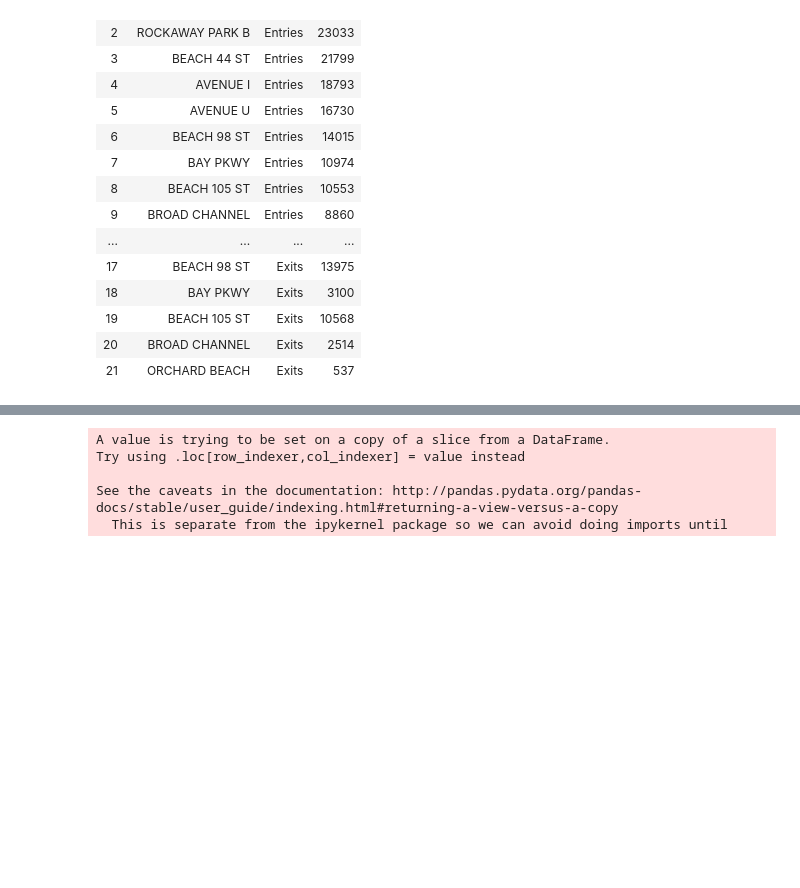
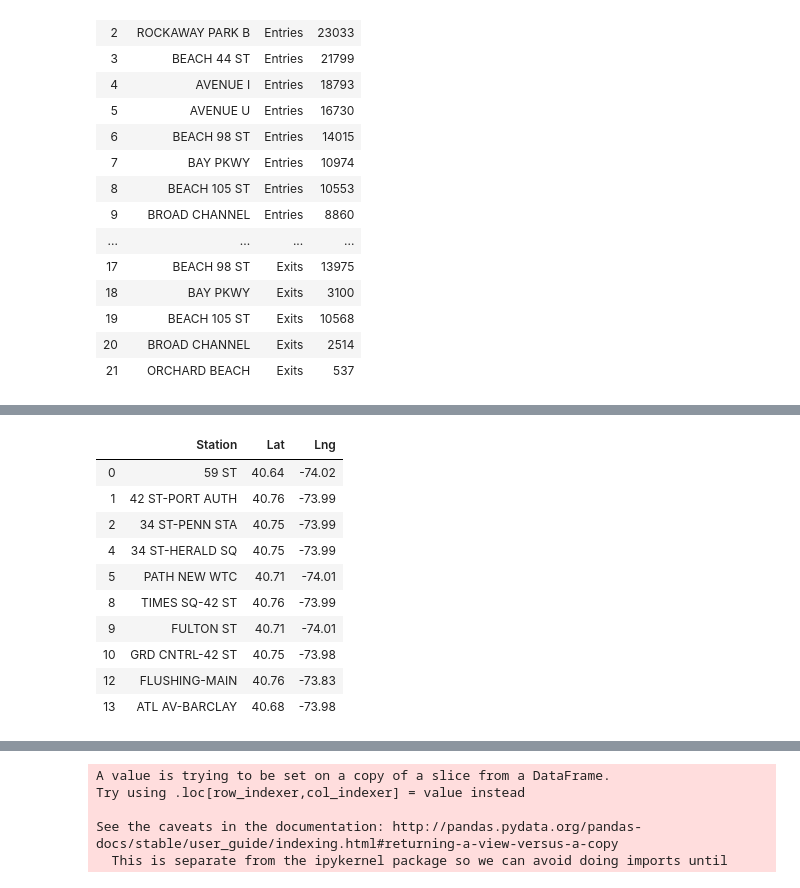
Before and after one commit to Suryantoyoga/NewYorkMTA, a Jupyter notebook: NewYorkMTAEDA.ipynb, the cells around one changed output, grey strips where cells are left out. Cells and saved outputs as stored; diff of their text form; code cells hidden in the pictures; blank space fills up the shorter version.

```diff
--- a/NewYorkMTAEDA.ipynb
+++ b/NewYorkMTAEDA.ipynb
@@ -311,0 +405,21 @@ plt.xticks(rotation=25, fontsize=10)
+# %%
+#Create dataframe of location for busy station
+busy = df1['Station'][:10]
+temp_cols = ['Station', 'Lat', 'Lng']
+df_busy_loc = df[temp_cols]
+df_busy_loc = df_busy_loc[df_busy_loc['Station'].isin(busy)]
+df_busy_loc = df_busy_loc.drop_duplicates(keep = 'last').reset_index(drop=True)
+df_busy_loc = df_busy_loc.drop([3, 6, 7, 11])
+df_busy_loc
+# %% [output]
+|  | Station | Lat | Lng |
+| 0 | 59 ST | 40.64 | -74.02 |
+| 1 | 42 ST-PORT AUTH | 40.76 | -73.99 |
+| 2 | 34 ST-PENN STA | 40.75 | -73.99 |
+| 4 | 34 ST-HERALD SQ | 40.75 | -73.99 |
+| 5 | PATH NEW WTC | 40.71 | -74.01 |
+| 8 | TIMES SQ-42 ST | 40.76 | -73.99 |
+| 9 | FULTON ST | 40.71 | -74.01 |
+| 10 | GRD CNTRL-42 ST | 40.75 | -73.98 |
+| 12 | FLUSHING-MAIN | 40.76 | -73.83 |
+| 13 | ATL AV-BARCLAY | 40.68 | -73.98 |
```
Also changed, not shown: parts of 35 cells of this notebook.
